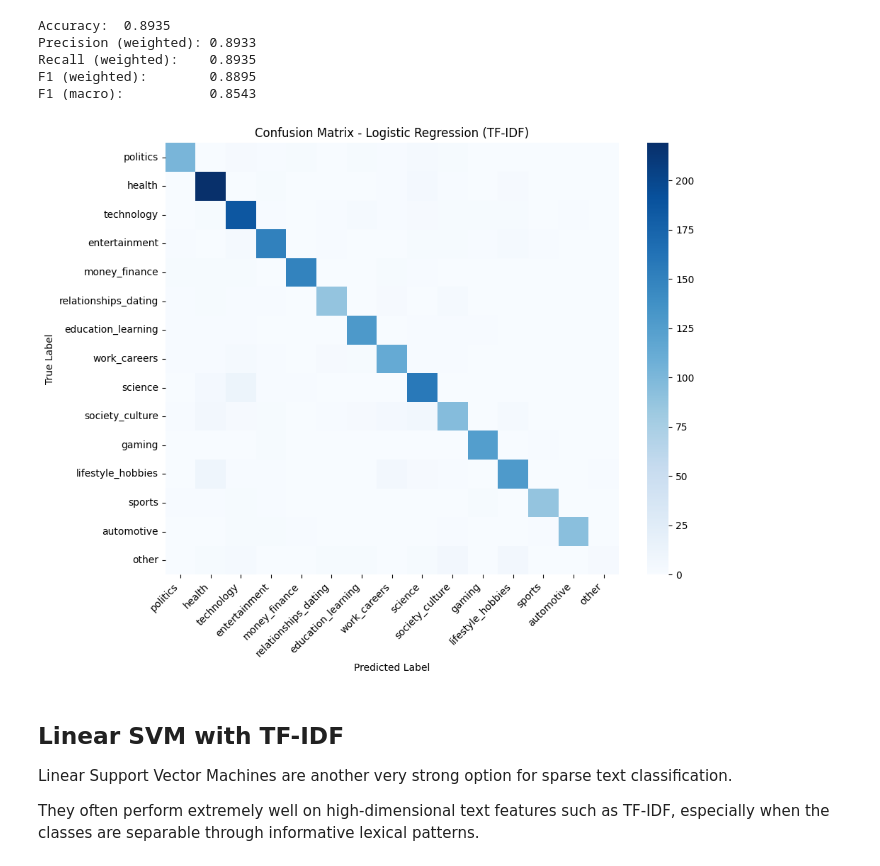
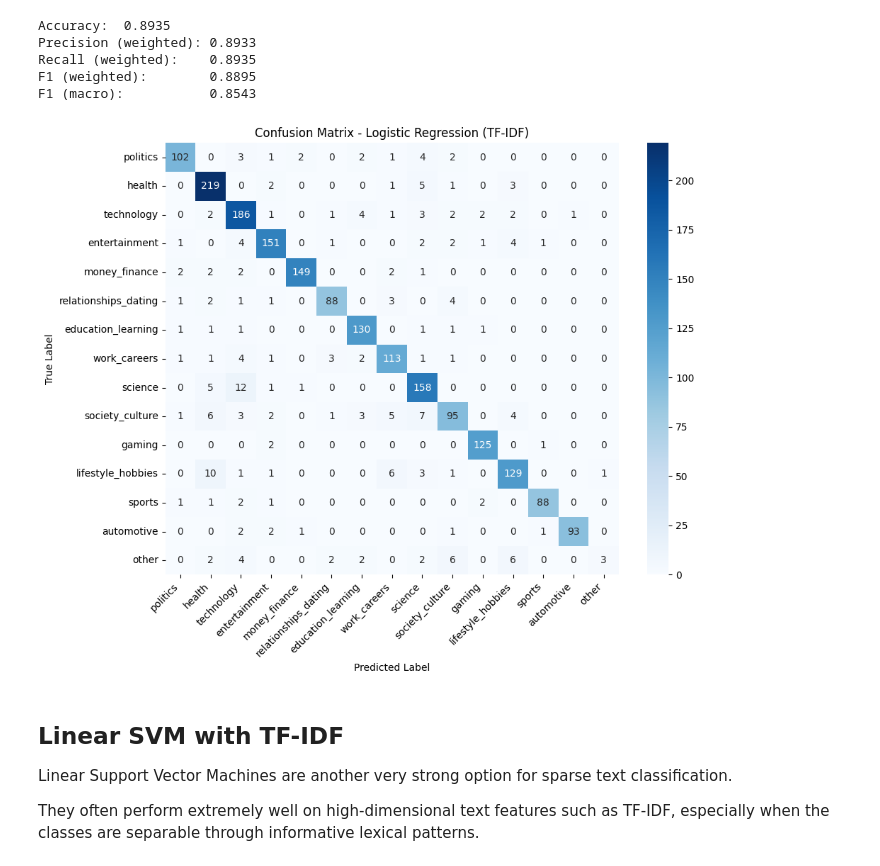
Before and after one commit to Proenca13/NLP_Project_1, a Jupyter notebook: Project.ipynb, the cells around one changed output. Drawn from its saved outputs; the diff is of its cells as text; code cells hidden in the pictures.

```diff
--- a/Project.ipynb
+++ b/Project.ipynb
@@ -670,18 +670,18 @@ F1 (macro):           0.8543
 # %%
 cm_lr = confusion_matrix(y_test_tfidf, y_pred_lr)
 
 plt.figure(figsize=(10, 8))
-sns.heatmap(cm_lr, annot=False, cmap="Blues", fmt="d",
+sns.heatmap(cm_lr, annot=True, cmap="Blues", fmt="d",
             xticklabels=topics, yticklabels=topics)
 plt.title("Confusion Matrix - Logistic Regression (TF-IDF)")
 plt.xlabel("Predicted Label")
 plt.ylabel("True Label")
 plt.xticks(rotation=45, ha="right")
 plt.yticks(rotation=0)
 plt.tight_layout()
 plt.show()
 # %% [output]
-[figure, old version]
+[figure, new version]
 # %% [markdown]
 ## Linear SVM with TF-IDF
 
```
Also changed, not shown: parts of 1 cell of this notebook.
